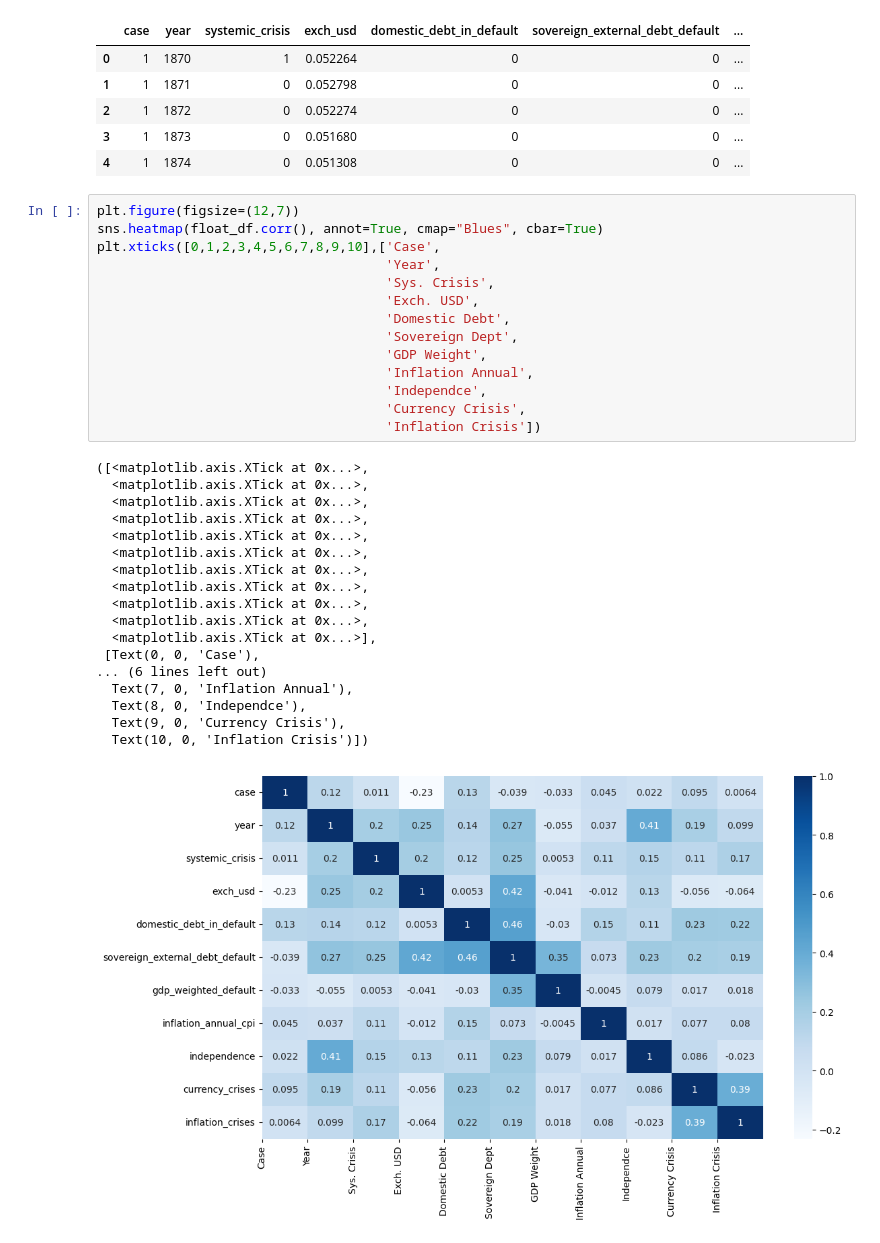
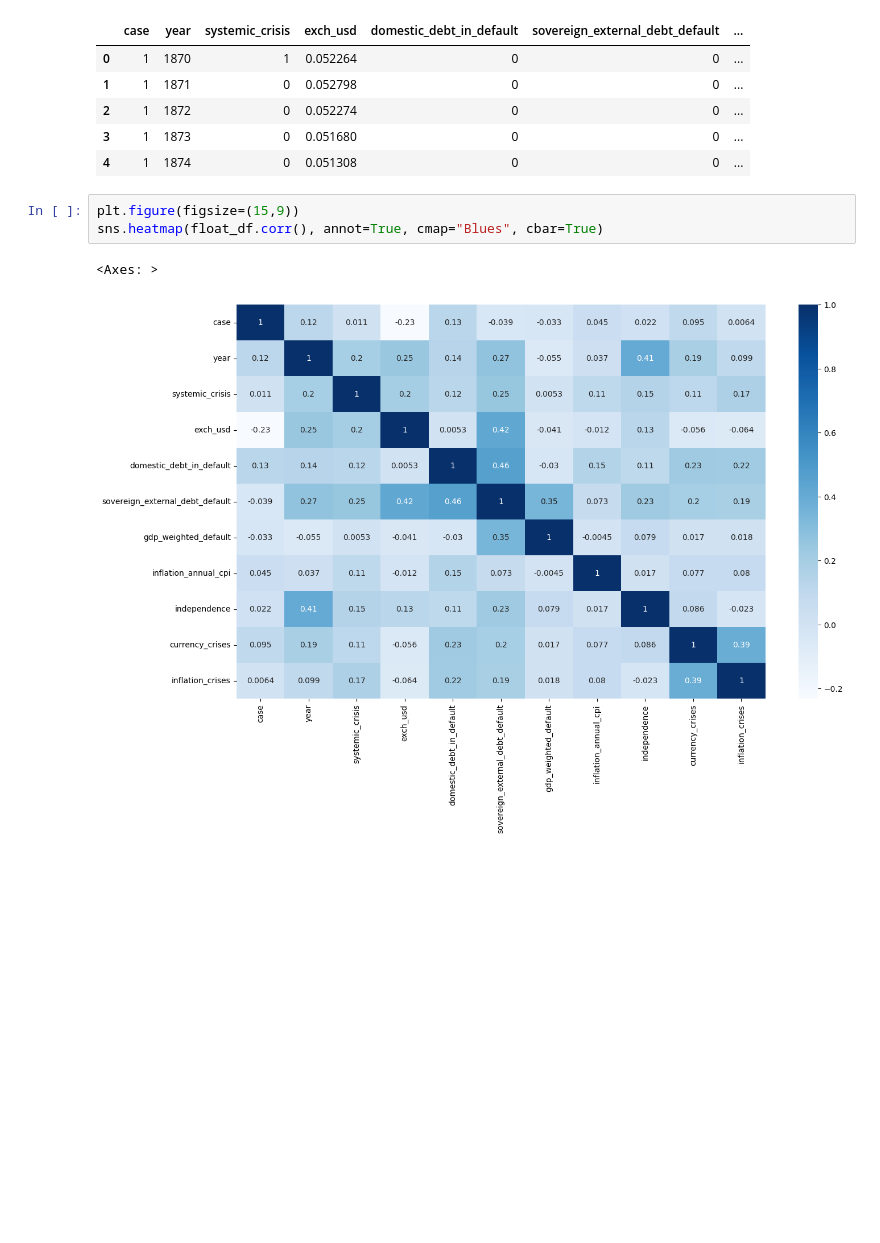
Before and after one commit to LeeBoy-Hmong/MachineLearning, a Jupyter notebook: FinancialCrisis/FinancialAfrica.ipynb, the cells around one changed output. Cells and saved outputs as stored; diff of their text form; blank space fills up the shorter version.

```diff
--- a/FinancialCrisis/FinancialAfrica.ipynb
+++ b/FinancialCrisis/FinancialAfrica.ipynb
@@ -166,35 +166,8 @@ float_df.head()
 | 3 | 1 | 1873 | 0 | 0.051680 | 0 | 0 | ... |
 | 4 | 1 | 1874 | 0 | 0.051308 | 0 | 0 | ... |
 # %%
-plt.figure(figsize=(12,7))
+plt.figure(figsize=(15,9))
 sns.heatmap(float_df.corr(), annot=True, cmap="Blues", cbar=True)
-plt.xticks([0,1,2,3,4,5,6,7,8,9,10],['Case',
-                                     'Year',
-                                     'Sys. Crisis',
-                                     'Exch. USD',
-                                     'Domestic Debt',
-                                     'Sovereign Dept',
-                                     'GDP Weight',
-                                     'Inflation Annual',
-                                     'Independce',
-                                     'Currency Crisis',
-                                     'Inflation Crisis'])
 # %% [output]
-([<matplotlib.axis.XTick at 0x...>,
-  <matplotlib.axis.XTick at 0x...>,
-  <matplotlib.axis.XTick at 0x...>,
-  <matplotlib.axis.XTick at 0x...>,
-  <matplotlib.axis.XTick at 0x...>,
-  <matplotlib.axis.XTick at 0x...>,
-  <matplotlib.axis.XTick at 0x...>,
-  <matplotlib.axis.XTick at 0x...>,
-  <matplotlib.axis.XTick at 0x...>,
-  <matplotlib.axis.XTick at 0x...>,
-  <matplotlib.axis.XTick at 0x...>],
- [Text(0, 0, 'Case'),
-... (6 lines left out)
-  Text(7, 0, 'Inflation Annual'),
-  Text(8, 0, 'Independce'),
-  Text(9, 0, 'Currency Crisis'),
-  Text(10, 0, 'Inflation Crisis')])
+<Axes: >
-[figure, old version]
+[figure, new version]
```
Also changed, not shown: parts of 2 cells of this notebook.
